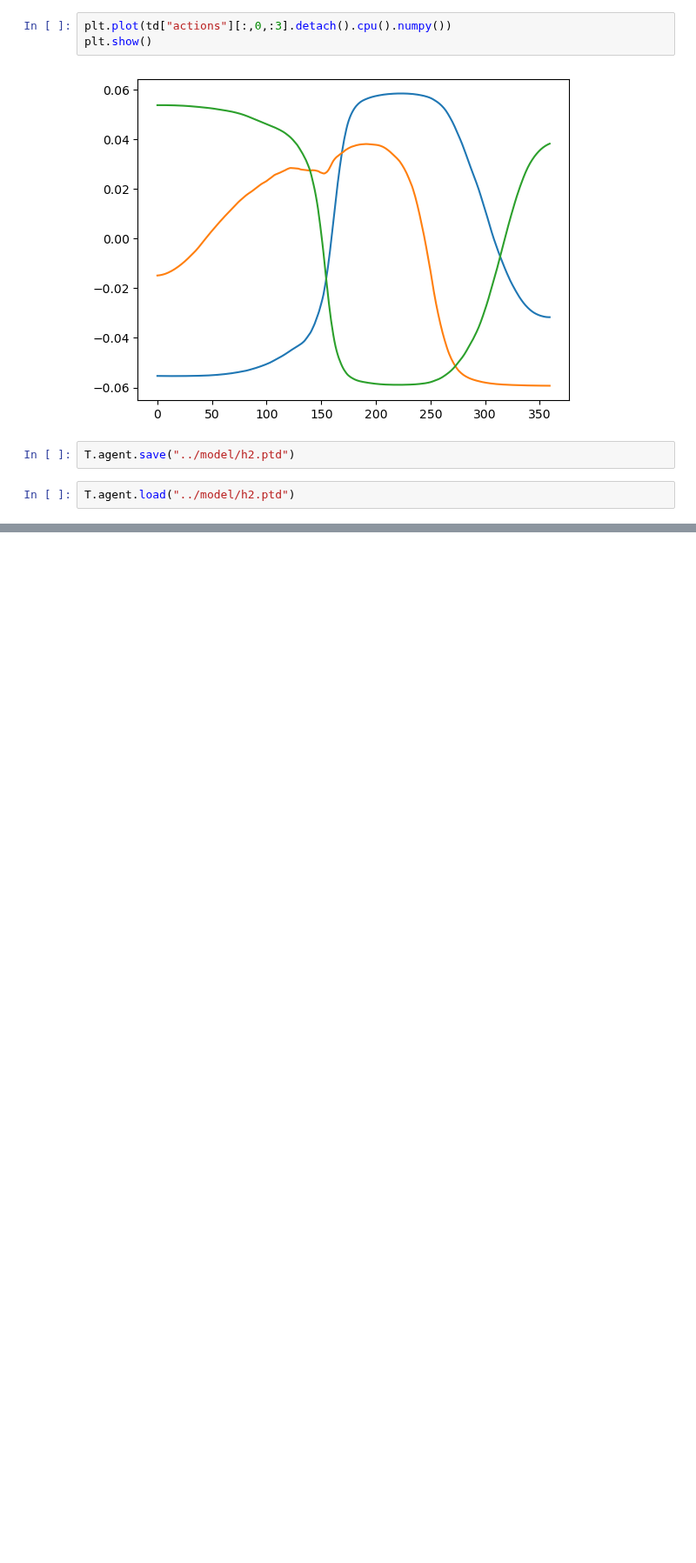
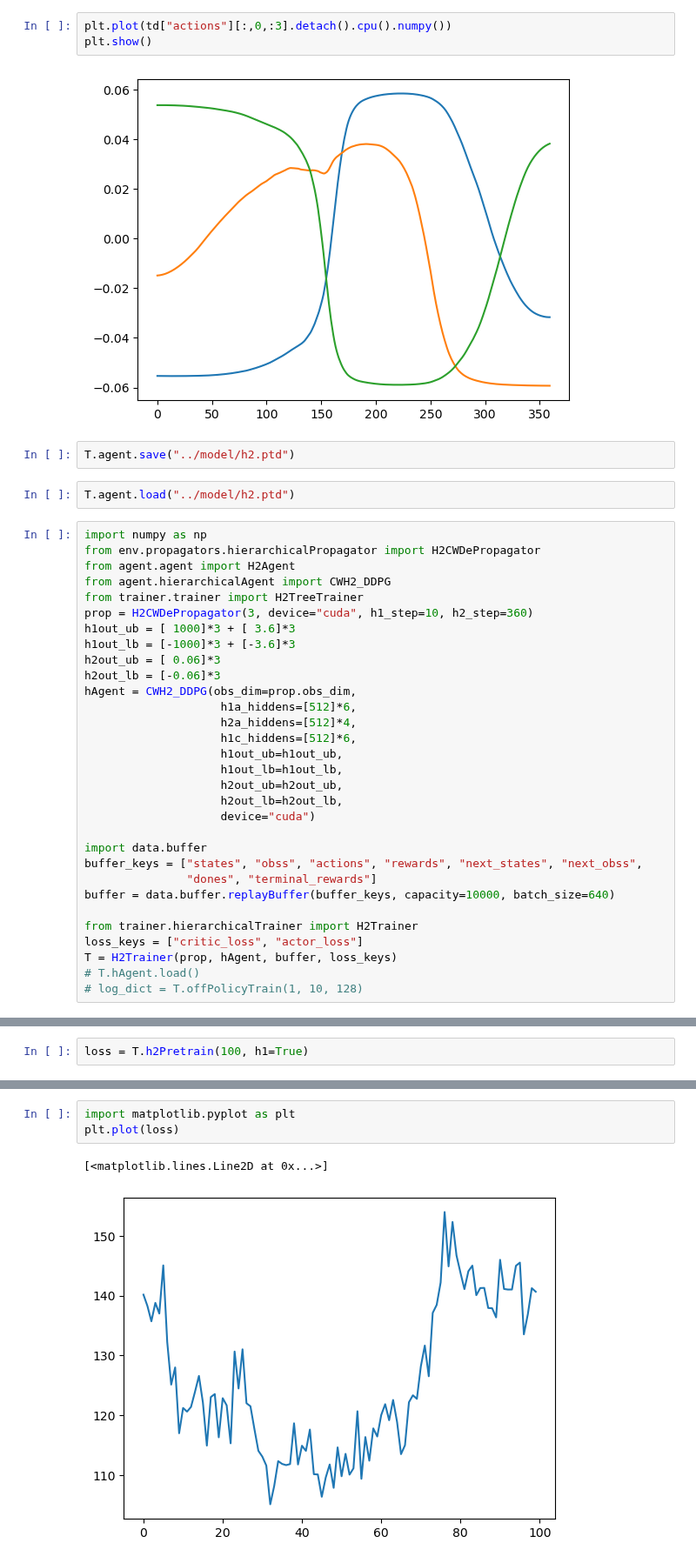
Before and after one commit to liziyao99/multi-debris-avoidance, a Jupyter notebook: H2Test.ipynb, the cells around one changed output, grey strips where cells are left out. Shown at 87% size. Saved outputs shown, nothing was run; the diff lists cells and outputs as text; blank space fills up the shorter version.

```diff
--- a/H2Test.ipynb
+++ b/H2Test.ipynb
@@ -186,3 +181,34 @@ plt.show()
 T.agent.save("../model/h2.ptd")
 # %%
 T.agent.load("../model/h2.ptd")
+# %%
+import numpy as np
+from env.propagators.hierarchicalPropagator import H2CWDePropagator
+from agent.agent import H2Agent
+from agent.hierarchicalAgent import CWH2_DDPG
+from trainer.trainer import H2TreeTrainer
+prop = H2CWDePropagator(3, device="cuda", h1_step=10, h2_step=360)
+h1out_ub = [ 1000]*3 + [ 3.6]*3
+h1out_lb = [-1000]*3 + [-3.6]*3
+h2out_ub = [ 0.06]*3
+h2out_lb = [-0.06]*3
+hAgent = CWH2_DDPG(obs_dim=prop.obs_dim,
+                    h1a_hiddens=[512]*6,
+                    h2a_hiddens=[512]*4,
+                    h1c_hiddens=[512]*6,
+                    h1out_ub=h1out_ub,
+                    h1out_lb=h1out_lb,
+                    h2out_ub=h2out_ub,
+                    h2out_lb=h2out_lb,
+                    device="cuda")
+
+import data.buffer
+buffer_keys = ["states", "obss", "actions", "rewards", "next_states", "next_obss",
+               "dones", "terminal_rewards"]
+buffer = data.buffer.replayBuffer(buffer_keys, capacity=10000, batch_size=640)
+
+from trainer.hierarchicalTrainer import H2Trainer
+loss_keys = ["critic_loss", "actor_loss"]
+T = H2Trainer(prop, hAgent, buffer, loss_keys)
+# T.hAgent.load()
+# log_dict = T.offPolicyTrain(1, 10, 128)
@@ -188,0 +221,2 @@ T.agent.load("../model/h2.ptd")
+# %%
+loss = T.h2Pretrain(100, h1=True)
@@ -188,0 +227,6 @@ T.agent.load("../model/h2.ptd")
+# %%
+import matplotlib.pyplot as plt
+plt.plot(loss)
+# %% [output]
+[<matplotlib.lines.Line2D at 0x...>]
+[figure, added]
```
Also changed, not shown: parts of 53 cells of this notebook, 12 other files.
